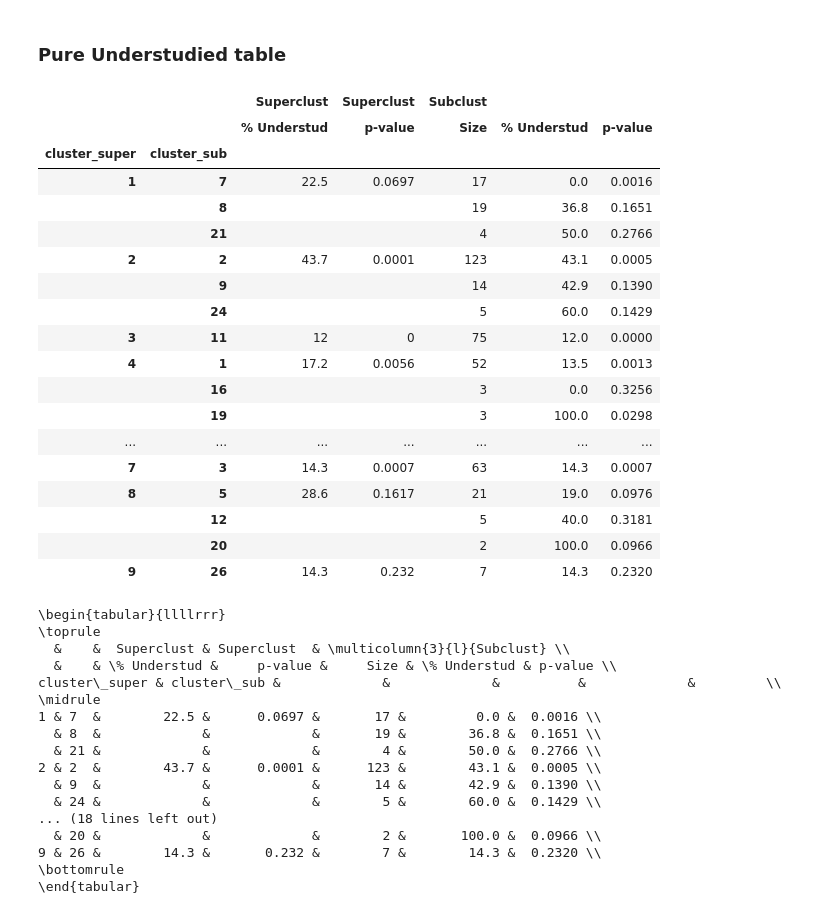
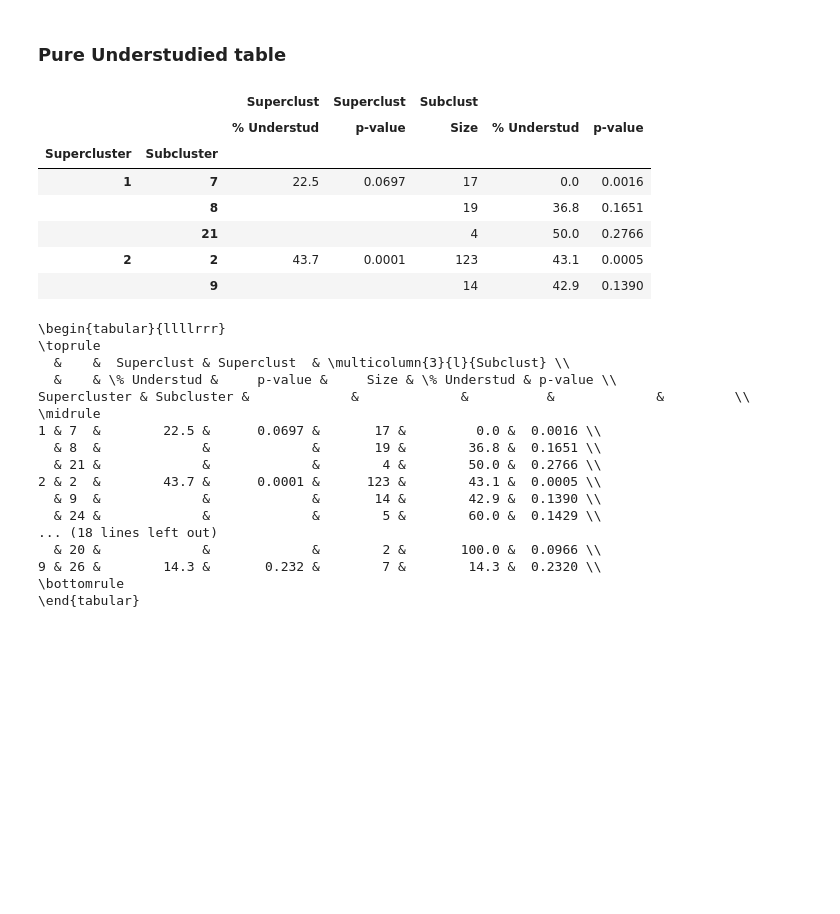
Before and after one commit to gomezlab/kinotypeClusteringAndRegression, a Jupyter notebook: src/network_05_understuAndDrugTarg.ipynb, the cells around one changed output. Cells and saved outputs as stored; diff of their text form; code cells hidden in the pictures; blank space fills up the shorter version.

```diff
--- a/src/network_05_understuAndDrugTarg.ipynb
+++ b/src/network_05_understuAndDrugTarg.ipynb
@@ -99,7 +115,7 @@ louv.head()
 # %% [markdown]
 ### Drug Data Analysis
 # %%
-drug_data = pd.read_excel('../data/ref/Klaeger_Science_2017 Supplementary Table 6 Selectivities.xlsx', sheet_name='CATDS target')
+drug_data = pd.read_excel('../data/KlaegerScience2017/Klaeger_Science_2017 Supplementary Table 6 Selectivities.xlsx', sheet_name='CATDS target')
 
 # a number of drugs have very similar targets listed in the same row
 # we parse to separate these out
@@ -235,3 +251,14 @@ louv.head()
 | TYRO3 | 3 | 11 | False | 0.12 | 0.000025 | 0.12 | ... |
 | FGR | 3 | 11 | False | 0.12 | 0.000025 | 0.12 | ... |
 | SRC | 3 | 11 | False | 0.12 | 0.000025 | 0.12 | ... |
+# %%
+alphabet = {}
+sub_count = 0
+for sup, sublist in super_sub_dict.items():
+    for sub in sorted(sublist, key=lambda k: sub_sizes[k], reverse=True):
+        alphabet[sub] = string.ascii_uppercase[sub_count]
+        sub_count += 1
+
+print(alphabet)
+print([sub_super_dict[a] for a in alphabet])
+print([sub_sizes[a] for a in alphabet])
@@ -283,9 +314,11 @@ understudied_super_table = copy(understudied_table.reset_index(level=1))
 understudied_super_table = understudied_super_table[understudied_table.columns[[-1, 1,2,5,6]]].groupby(understudied_super_table.index).agg(np.mean)
 
 # rename the index
-understudied_super_table.index = understudied_super_table.index.rename('Supercluster No.')
+understudied_super_table.index = understudied_super_table.index.rename('Supercluster')
+understudied_super_table.index = understudied_super_table.index.map(lambda x: numerals[x-1])
 
+with open('../results/tables/super_understudied.tex', 'w') as f:
+    f.write(understudied_super_table.to_latex())
 
-display(understudied_super_table)
 print(understudied_super_table.to_latex())
 # %% [output]
@@ -330,9 +351,17 @@ understudied_sub_table.columns = cols
 understudied_sub_table = understudied_sub_table[understudied_sub_table.columns[[0,4,5,8,9]]].sort_values(by=cols[0])
 
 # rename the index
-understudied_sub_table.index = understudied_sub_table.index.rename('Subcluster No.')
+understudied_sub_table.index = understudied_sub_table.index.rename('Subcluster')
+understudied_sub_table.index = understudied_sub_table.index.map(lambda x: alphabet[x])
+understudied_sub_table.sort_values(by='Subcluster', inplace=True)
+understudied_sub_table['Superclust'] = understudied_sub_table['Superclust'].apply(lambda x: numerals[x-1])
 
-display(understudied_sub_table)
+
+with open('../results/tables/sub_understudied.tex', 'w') as f:
+    f.write(understudied_sub_table.to_latex())
+
+
+display(understudied_sub_table.head())
 print(understudied_sub_table.to_latex())
 # %% [output]
 |  | Superclust | Subclust |  |  | Subclust Avg. |
@@ -376,44 +394,40 @@ Subcluster No. &            &             &         &                  &
 # %%
 understudied_filled_table = copy(understudied_table)
 to_keep = np.zeros_like(understudied_filled_table.index.get_level_values(0))
 
 understudied_filled_table = understudied_filled_table[understudied_filled_table.columns[[1,2,0,3,4]]]
 
 for sup_ in understudied_filled_table.index.get_level_values(0):
     local_tab = understudied_filled_table.loc[sup_]
-    first_sub = local_tab.index.to_list()[0]
-    to_keep = np.logical_or(to_keep, [x == first_sub for x in understudied_filled_table.index.get_level_values(1).to_list()])
+    first_sub = local_tab.index[0]
+    to_keep = np.logical_or(to_keep, [x == first_sub for x in understudied_filled_table.index.get_level_values(1)])
 
 understudied_filled_table[understudied_filled_table.columns[0]][~to_keep] = ''
 understudied_filled_table[understudied_filled_table.columns[1]][~to_keep] = ''
 
-display(understudied_filled_table)
+understudied_filled_table.index.names = ['Supercluster', 'Subcluster']
+#understudied_filled_table.index['Supercluster'] = understudied_filled_table.index['Supercluster'].map(lambda x: numerals[x-1])
+#understudied_filled_table.index['Subcluster'] = understudied_filled_table.index['Subcluster'].map(lambda x: alphabet[x])
+
+with open('../results/tables/both_understudied.tex', 'w') as f:
+    f.write(understudied_filled_table.to_latex())
+
+display(understudied_filled_table.head())
 print(understudied_filled_table.to_latex())
 # %% [output]
 |  |  | Superclust | Superclust | Subclust |  |  |
 |  |  | % Understud | p-value | Size | % Understud | p-value |
-| cluster_super | cluster_sub |  |  |  |  |  |
+| Supercluster | Subcluster |  |  |  |  |  |
 | 1 | 7 | 22.5 | 0.0697 | 17 | 0.0 | 0.0016 |
 |  | 8 |  |  | 19 | 36.8 | 0.1651 |
 |  | 21 |  |  | 4 | 50.0 | 0.2766 |
 | 2 | 2 | 43.7 | 0.0001 | 123 | 43.1 | 0.0005 |
 |  | 9 |  |  | 14 | 42.9 | 0.1390 |
-|  | 24 |  |  | 5 | 60.0 | 0.1429 |
-| 3 | 11 | 12 | 0 | 75 | 12.0 | 0.0000 |
-| 4 | 1 | 17.2 | 0.0056 | 52 | 13.5 | 0.0013 |
-|  | 16 |  |  | 3 | 0.0 | 0.3256 |
-|  | 19 |  |  | 3 | 100.0 | 0.0298 |
-| ... | ... | ... | ... | ... | ... | ... |
-| 7 | 3 | 14.3 | 0.0007 | 63 | 14.3 | 0.0007 |
-| 8 | 5 | 28.6 | 0.1617 | 21 | 19.0 | 0.0976 |
-|  | 12 |  |  | 5 | 40.0 | 0.3181 |
-|  | 20 |  |  | 2 | 100.0 | 0.0966 |
-| 9 | 26 | 14.3 | 0.232 | 7 | 14.3 | 0.2320 |
 \begin{tabular}{llllrrr}
 \toprule
   &    &  Superclust & Superclust  & \multicolumn{3}{l}{Subclust} \\
   &    & \% Understud &     p-value &     Size & \% Understud & p-value \\
-cluster\_super & cluster\_sub &             &             &          &             &         \\
+Supercluster & Subcluster &             &             &          &             &         \\
 \midrule
 1 & 7  &        22.5 &      0.0697 &       17 &         0.0 &  0.0016 \\
   & 8  &             &             &       19 &        36.8 &  0.1651 \\
```
Also changed, not shown: parts of 10 cells of this notebook.
